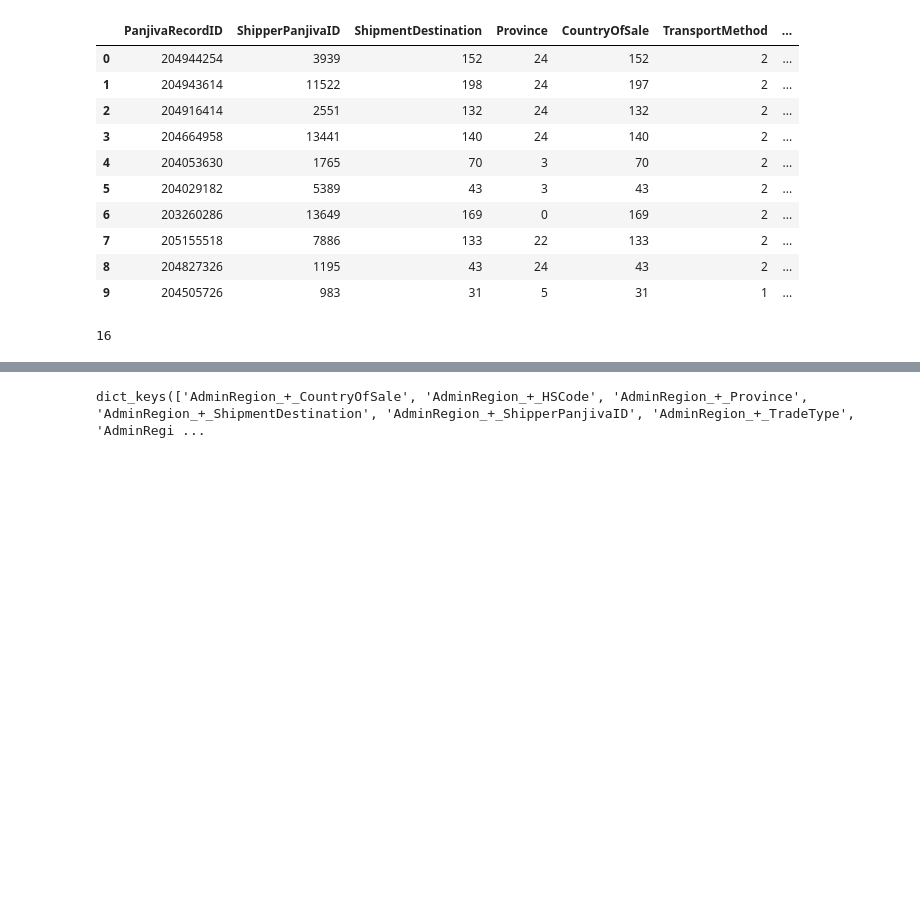
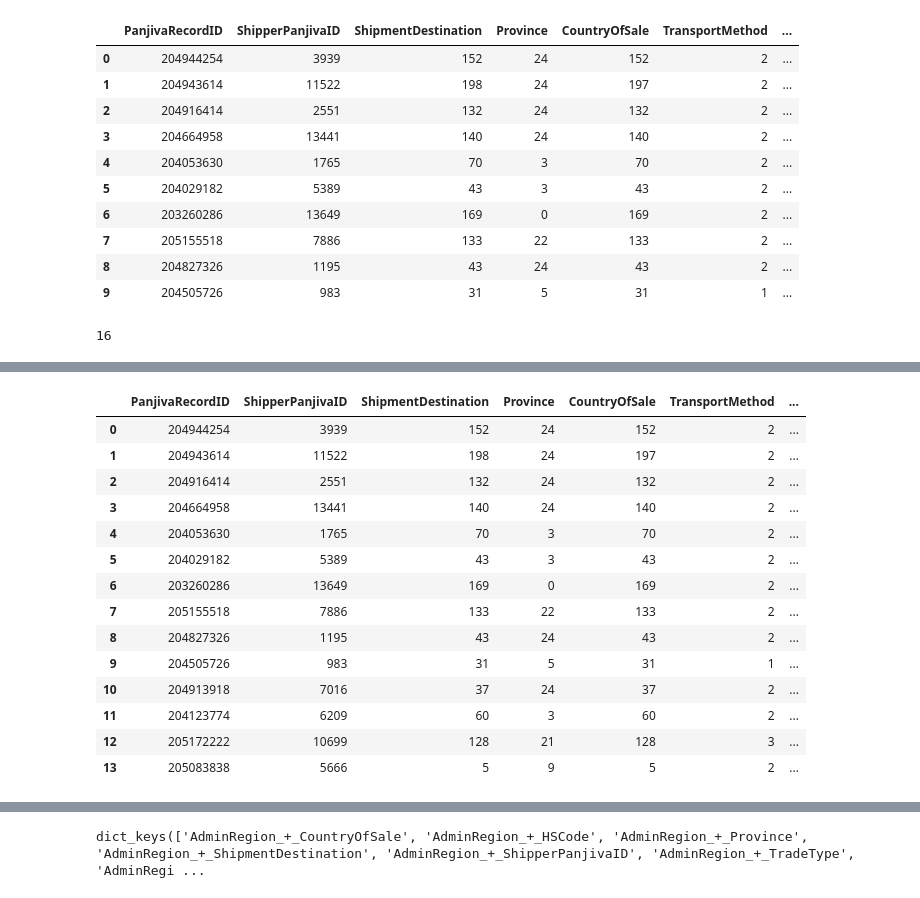
Before and after one commit to ddatta-DAC/AD_v2, a Jupyter notebook: src/data_preprocessor/tmp_dataPreprocessor.ipynb, the cells around one changed output, grey strips where cells are left out. Cells and saved outputs as stored; diff of their text form; code cells hidden in the pictures; blank space fills up the shorter version.

```diff
--- a/src/data_preprocessor/tmp_dataPreprocessor.ipynb
+++ b/src/data_preprocessor/tmp_dataPreprocessor.ipynb
@@ -56,3 +56,34 @@ domainEntity_dict = {
 find_pattern_count(domainEntity_dict, df)
 # %% [output]
 16
+# %%
+
+import hashlib
+id_col = 'PanjivaRecordID'
+# %%
+def get_hash_aux(row,id_col):
+    row_dict = row.to_dict()
+    del row_dict[id_col]
+    print(row_dict)
+    _str = '_'.join([str(_) for _ in row_dict.values()])
+    print(_str)
+    _str = str.encode(_str)
+    str_hash = hashlib.md5(_str).hexdigest()
+    return str_hash
+
+
+def add_hash(df,id_col):
+
+
+    df['hash'] = df.apply(
+        get_hash_aux,
+        axis=1,
+        args=(id_col,)
+    )
+    return df
+
+def is_duplicate(ref_df,  hash_val):
+    if len(ref_df.loc[ref_df['hash']==hash_val]) > 0 : return True
+    return False
+# %%
+r_df = add_hash(df.head(100), id_col)
@@ -58,0 +112,18 @@ find_pattern_count(domainEntity_dict, df)
+# %%
+r_df.head(14)
+# %% [output]
+|  | PanjivaRecordID | ShipperPanjivaID | ShipmentDestination | Province | CountryOfSale | TransportMethod | ... |
+| 0 | 204944254 | 3939 | 152 | 24 | 152 | 2 | ... |
+| 1 | 204943614 | 11522 | 198 | 24 | 197 | 2 | ... |
+| 2 | 204916414 | 2551 | 132 | 24 | 132 | 2 | ... |
+| 3 | 204664958 | 13441 | 140 | 24 | 140 | 2 | ... |
+| 4 | 204053630 | 1765 | 70 | 3 | 70 | 2 | ... |
+| 5 | 204029182 | 5389 | 43 | 3 | 43 | 2 | ... |
+| 6 | 203260286 | 13649 | 169 | 0 | 169 | 2 | ... |
+| 7 | 205155518 | 7886 | 133 | 22 | 133 | 2 | ... |
+| 8 | 204827326 | 1195 | 43 | 24 | 43 | 2 | ... |
+| 9 | 204505726 | 983 | 31 | 5 | 31 | 1 | ... |
+| 10 | 204913918 | 7016 | 37 | 24 | 37 | 2 | ... |
+| 11 | 204123774 | 6209 | 60 | 3 | 60 | 2 | ... |
+| 12 | 205172222 | 10699 | 128 | 21 | 128 | 3 | ... |
+| 13 | 205083838 | 5666 | 5 | 9 | 5 | 2 | ... |
```
Also changed, not shown: parts of 5 cells of this notebook, 3 other files.
